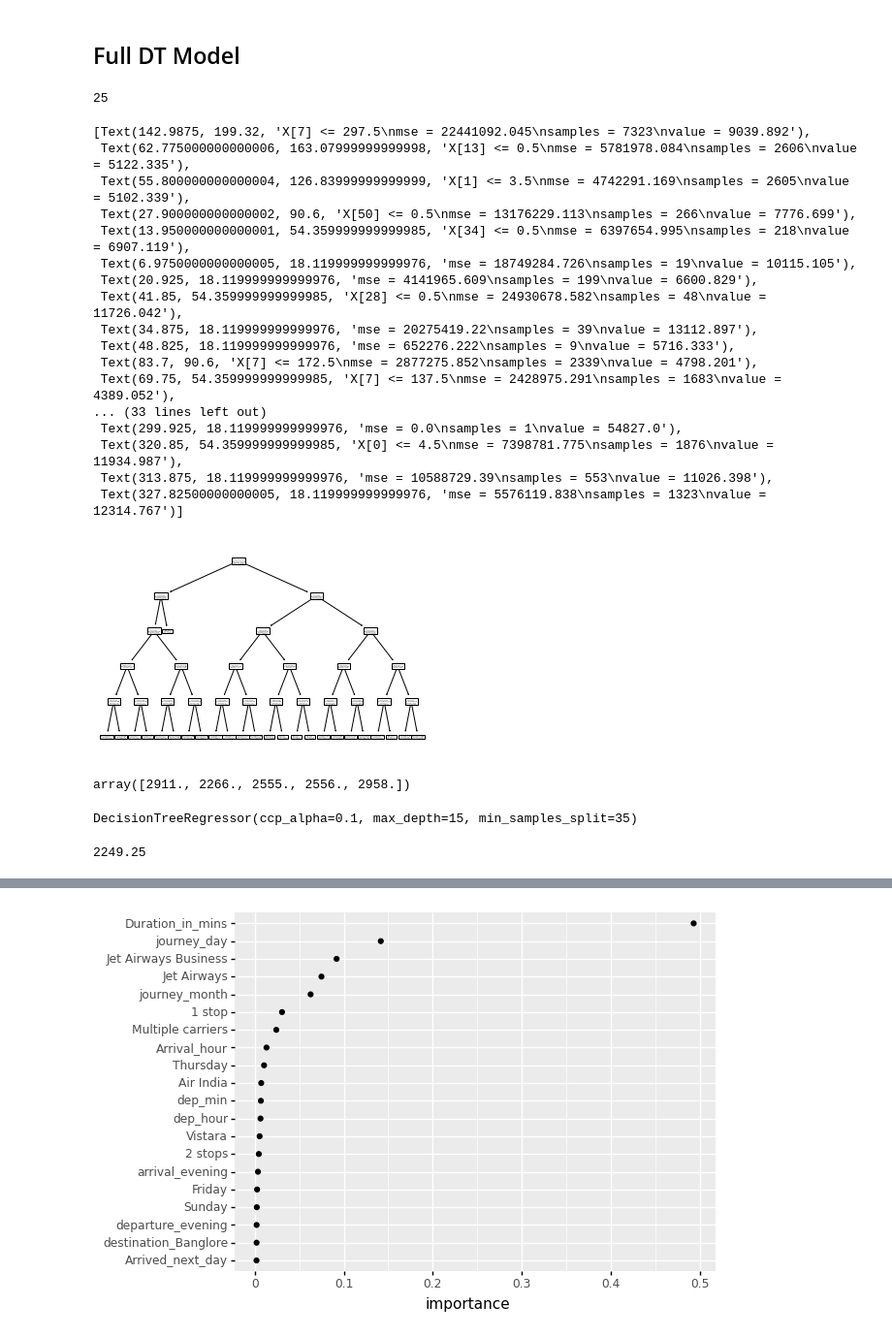
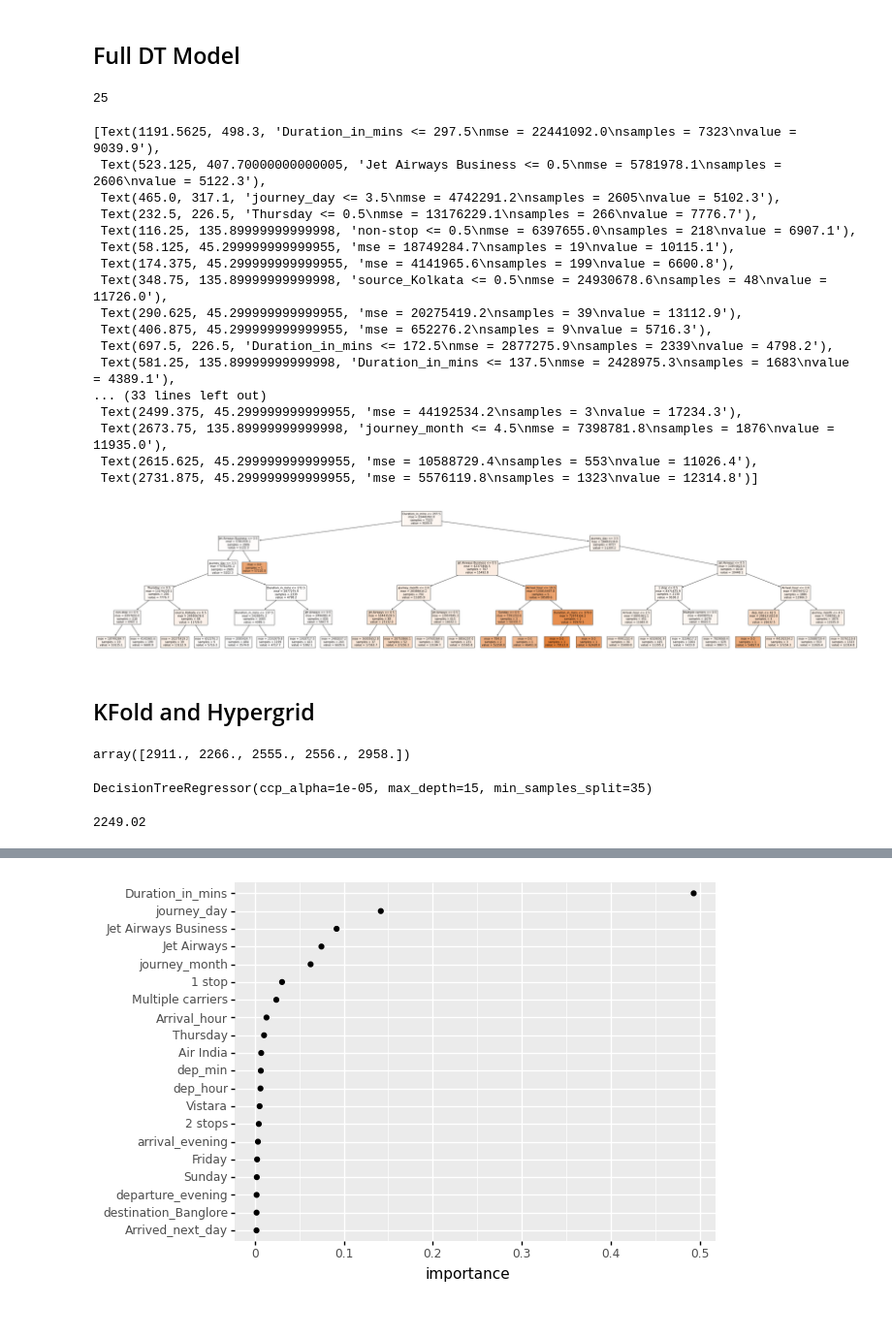
Before and after one commit to HendKordy/flights_analysis, a Jupyter notebook: decision_tree/decesion_tree.ipynb, the cells around one changed output, grey strips where cells are left out. Shown at 97% size. Cells and saved outputs as stored; diff of their text form; code cells hidden in the pictures.

```diff
--- a/decision_tree/decesion_tree.ipynb
+++ b/decision_tree/decesion_tree.ipynb
@@ -137,34 +157,39 @@ ValueError: x and y must be the same size
 dt_mod = DecisionTreeRegressor(max_depth=5)
 loss = 'neg_root_mean_squared_error'
 dt_target_names = 'price'
-dt_feature_names = X_train[X_train.columns]
+dt_feature_names = X_train.columns
 
 
 #fit/train model using
 dt_fit = dt_mod.fit(X_train[[str(s) for s in dt_feature_names]], y_train)
-# %%
-dt_fit.get_n_leaves()
-# %% [output]
-25
-# %%
-tree.plot_tree(dt_fit)
-# %% [output]
-[Text(142.9875, 199.32, 'X[7] <= 297.5\nmse = 22441092.045\nsamples = 7323\nvalue = 9039.892'),
- Text(62.775000000000006, 163.07999999999998, 'X[13] <= 0.5\nmse = 5781978.084\nsamples = 2606\nvalue = 5122.335'),
- Text(55.800000000000004, 126.83999999999999, 'X[1] <= 3.5\nmse = 4742291.169\nsamples = 2605\nvalue = 5102.339'),
- Text(27.900000000000002, 90.6, 'X[50] <= 0.5\nmse = 13176229.113\nsamples = 266\nvalue = 7776.699'),
- Text(13.950000000000001, 54.359999999999985, 'X[34] <= 0.5\nmse = 6397654.995\nsamples = 218\nvalue = 6907.119'),
- Text(6.9750000000000005, 18.119999999999976, 'mse = 18749284.726\nsamples = 19\nvalue = 10115.105'),
- Text(20.925, 18.119999999999976, 'mse = 4141965.609\nsamples = 199\nvalue = 6600.829'),
- Text(41.85, 54.359999999999985, 'X[28] <= 0.5\nmse = 24930678.582\nsamples = 48\nvalue = 11726.042'),
- Text(34.875, 18.119999999999976, 'mse = 20275419.22\nsamples = 39\nvalue = 13112.897'),
- Text(48.825, 18.119999999999976, 'mse = 652276.222\nsamples = 9\nvalue = 5716.333'),
- Text(83.7, 90.6, 'X[7] <= 172.5\nmse = 2877275.852\nsamples = 2339\nvalue = 4798.201'),
- Text(69.75, 54.359999999999985, 'X[7] <= 137.5\nmse = 2428975.291\nsamples = 1683\nvalue = 4389.052'),
-... (33 lines left out)
- Text(299.925, 18.119999999999976, 'mse = 0.0\nsamples = 1\nvalue = 54827.0'),
- Text(320.85, 54.359999999999985, 'X[0] <= 4.5\nmse = 7398781.775\nsamples = 1876\nvalue = 11934.987'),
- Text(313.875, 18.119999999999976, 'mse = 10588729.39\nsamples = 553\nvalue = 11026.398'),
- Text(327.82500000000005, 18.119999999999976, 'mse = 5576119.838\nsamples = 1323\nvalue = 12314.767')]
-[figure, removed]
+# %%
+#how many leaf nodes?
+dt_fit.get_n_leaves()
+# %% [output]
+25
+# %%
+#plot the tree
+plt.figure(figsize=(50, 10))
+plot_tree(dt_fit, filled=True, precision= 1, fontsize= 10, feature_names=dt_feature_names)
+# %% [output]
+[Text(1191.5625, 498.3, 'Duration_in_mins <= 297.5\nmse = 22441092.0\nsamples = 7323\nvalue = 9039.9'),
+ Text(523.125, 407.70000000000005, 'Jet Airways Business <= 0.5\nmse = 5781978.1\nsamples = 2606\nvalue = 5122.3'),
+ Text(465.0, 317.1, 'journey_day <= 3.5\nmse = 4742291.2\nsamples = 2605\nvalue = 5102.3'),
+ Text(232.5, 226.5, 'Thursday <= 0.5\nmse = 13176229.1\nsamples = 266\nvalue = 7776.7'),
+ Text(116.25, 135.89999999999998, 'non-stop <= 0.5\nmse = 6397655.0\nsamples = 218\nvalue = 6907.1'),
+ Text(58.125, 45.299999999999955, 'mse = 18749284.7\nsamples = 19\nvalue = 10115.1'),
+ Text(174.375, 45.299999999999955, 'mse = 4141965.6\nsamples = 199\nvalue = 6600.8'),
+ Text(348.75, 135.89999999999998, 'source_Kolkata <= 0.5\nmse = 24930678.6\nsamples = 48\nvalue = 11726.0'),
+ Text(290.625, 45.299999999999955, 'mse = 20275419.2\nsamples = 39\nvalue = 13112.9'),
+ Text(406.875, 45.299999999999955, 'mse = 652276.2\nsamples = 9\nvalue = 5716.3'),
+ Text(697.5, 226.5, 'Duration_in_mins <= 172.5\nmse = 2877275.9\nsamples = 2339\nvalue = 4798.2'),
+ Text(581.25, 135.89999999999998, 'Duration_in_mins <= 137.5\nmse = 2428975.3\nsamples = 1683\nvalue = 4389.1'),
+... (33 lines left out)
+ Text(2499.375, 45.299999999999955, 'mse = 44192534.2\nsamples = 3\nvalue = 17234.3'),
+ Text(2673.75, 135.89999999999998, 'journey_month <= 4.5\nmse = 7398781.8\nsamples = 1876\nvalue = 11935.0'),
+ Text(2615.625, 45.299999999999955, 'mse = 10588729.4\nsamples = 553\nvalue = 11026.4'),
+ Text(2731.875, 45.299999999999955, 'mse = 5576119.8\nsamples = 1323\nvalue = 12314.8')]
+[figure, added]
+# %% [markdown]
+## KFold and Hypergrid
 # %%
@@ -185,8 +211,8 @@ grid_search = GridSearchCV(dt_mod, hyper_grid, cv = kfold, scoring = loss)
 results = grid_search.fit(X_train[[str(s) for s in dt_feature_names]], y_train)
 results.best_estimator_
 # %% [output]
-DecisionTreeRegressor(ccp_alpha=0.1, max_depth=15, min_samples_split=35)
+DecisionTreeRegressor(ccp_alpha=1e-05, max_depth=15, min_samples_split=35)
 # %%
 round(abs(results.best_score_), 2)
 # %% [output]
-2249.25
+2249.02
```
Also changed, not shown: parts of 18 cells of this notebook, 1 other file.
